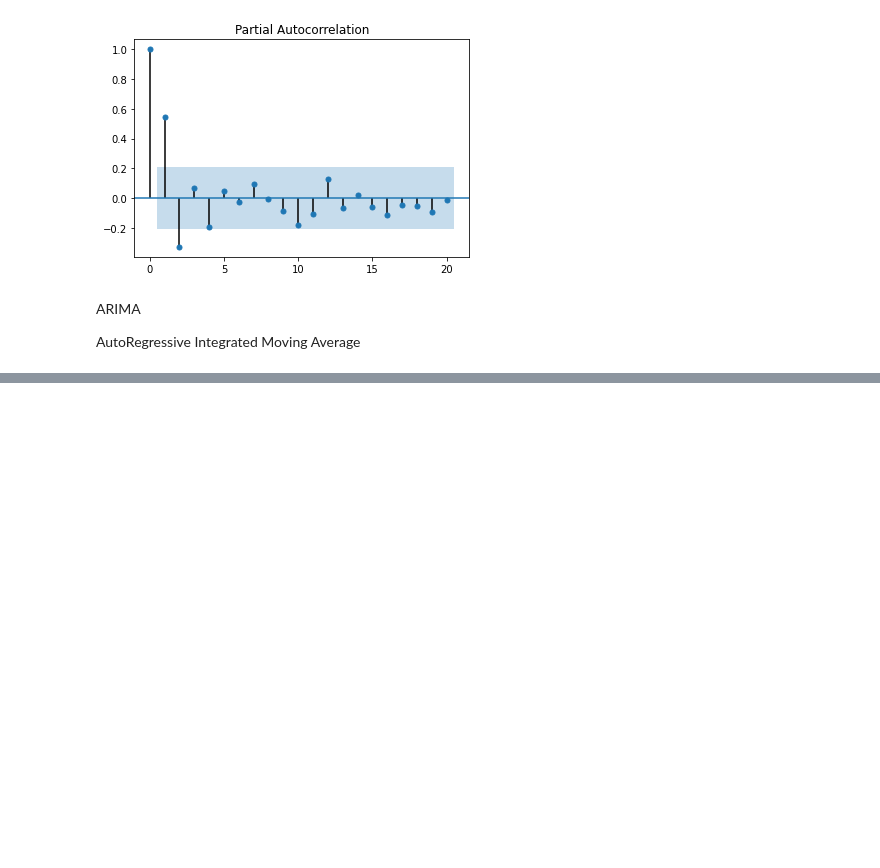
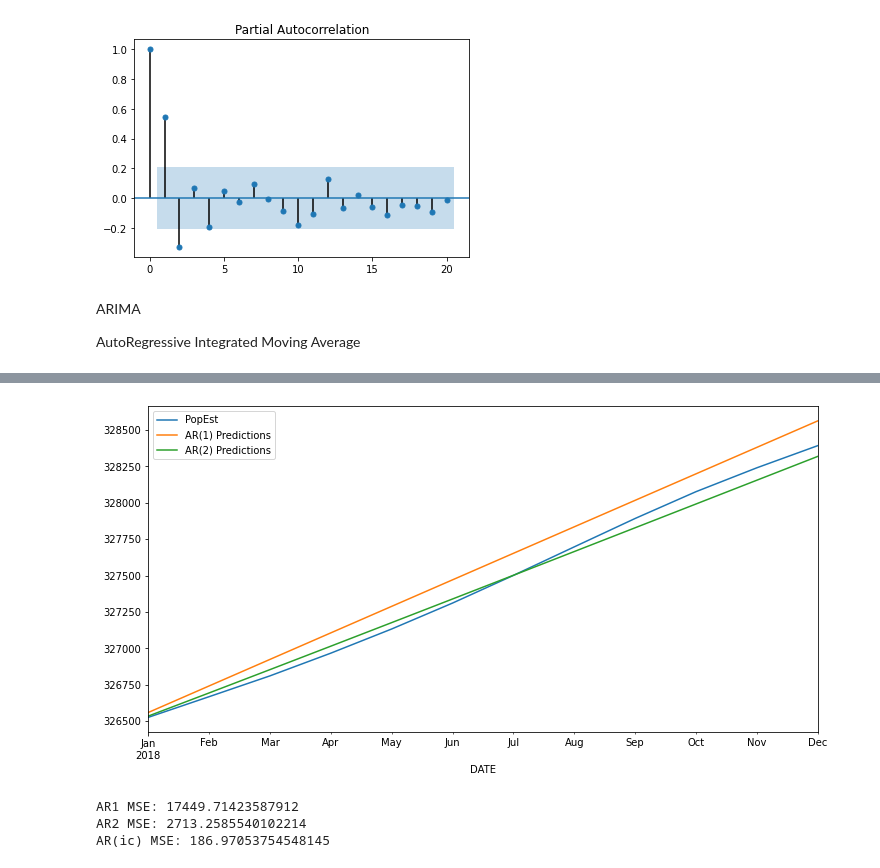
Before and after one commit to MikhailKuklin/time-series-analysis-forecasting, a Jupyter notebook: notebooks/ts_forecasting.ipynb, the cells around one changed output, grey strips where cells are left out. Saved outputs shown, nothing was run; the diff lists cells and outputs as text; code cells hidden in the pictures; blank space fills up the shorter version.

```diff
--- a/notebooks/ts_forecasting.ipynb
+++ b/notebooks/ts_forecasting.ipynb
@@ -164,0 +226,34 @@ AutoRegressive Integrated Moving Average
+# %%
+# order 2
+
+AR2fit = model_ar.fit(maxlag=2)
+
+predictions2 = AR2fit.predict(start=start, end=end, dynamic=False).rename('AR(2) Predictions')
+# %%
+test['PopEst'].plot(legend=True)
+predictions1.plot(legend=True,figsize=(12,6))
+predictions2.plot(legend=True);
+# %% [output]
+[figure, added]
+# %%
+# define the order - ic parameter with criterion
+
+ARfit = model_ar.fit(ic='t-stat')
+
+predictions3 = ARfit.predict(start=start, end=end, dynamic=False).rename('AR(ic) Predictions')
+
+# evaluate
+
+from sklearn.metrics import mean_squared_error
+
+preds = [predictions1, predictions2, predictions3]
+
+labels = ['AR1','AR2','AR(ic)']
+
+for i in range(3):
+  error = mean_squared_error(test['PopEst'],preds[i])
+  print(f"{labels[i]} MSE: {error}")
+# %% [output]
+AR1 MSE: 17449.71423587912
+AR2 MSE: 2713.2585540102214
+AR(ic) MSE: 186.97053754548145
```
Also changed, not shown: parts of 13 cells of this notebook.
